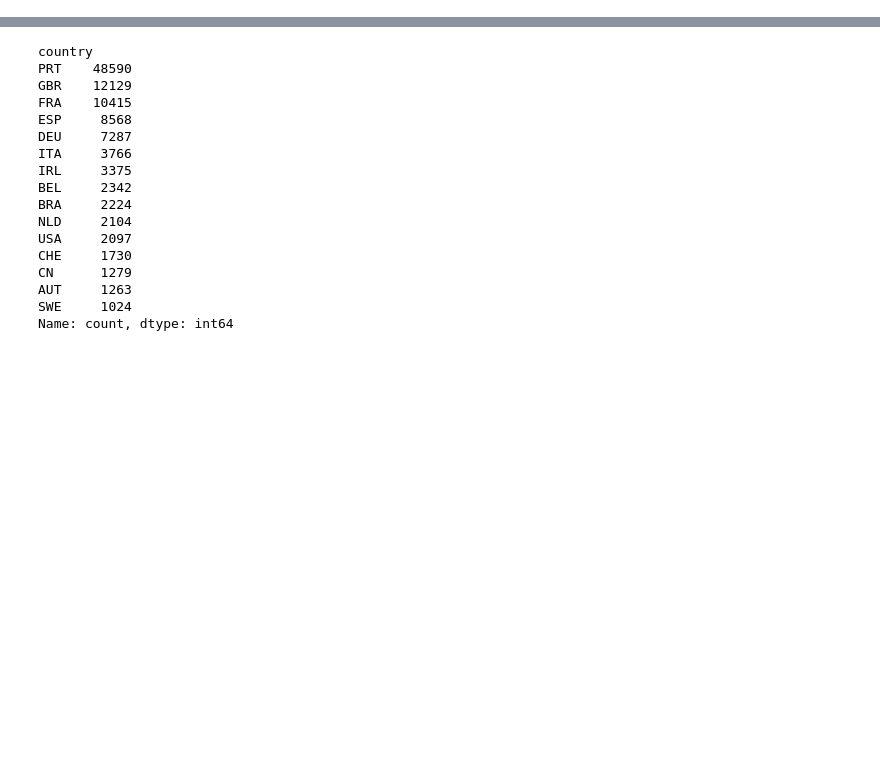
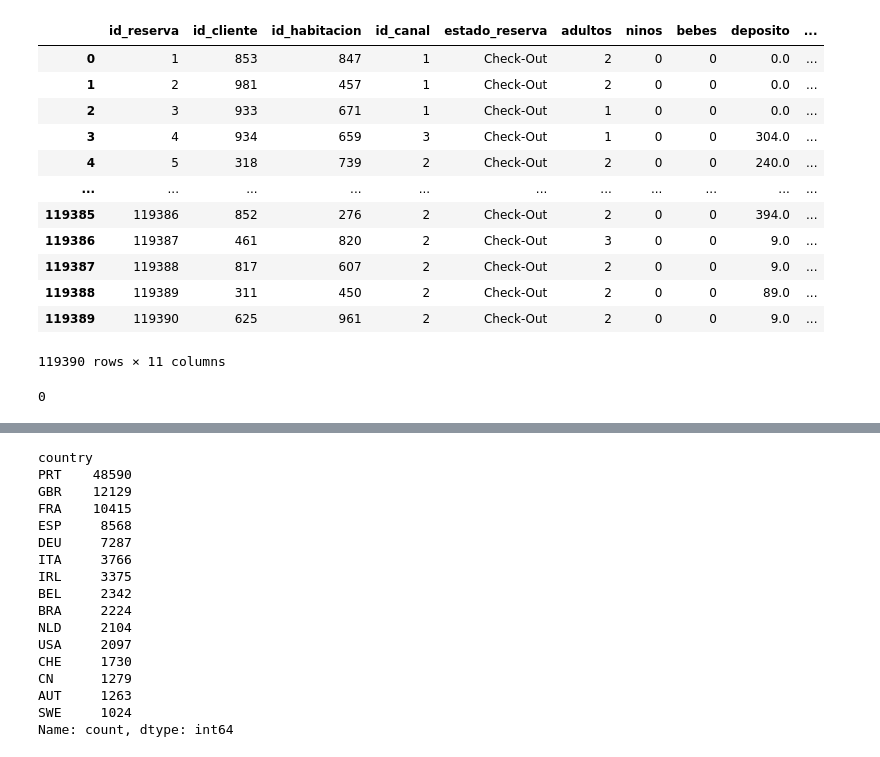
Before and after one commit to Marpp98/SQL_Resort_Relational_Database_EDA, a Jupyter notebook: comprobacion_datos.ipynb, the cells around one changed output, grey strips where cells are left out. Drawn from its saved outputs; the diff is of its cells as text; code cells hidden in the pictures; blank space fills up the shorter version.

```diff
--- a/comprobacion_datos.ipynb
+++ b/comprobacion_datos.ipynb
@@ -19,0 +435,34 @@ df.sample(10)
+# %%
+df_reservas_final = df_reservas[[
+    'id_reserva',
+    'id_cliente',
+    'id_habitacion',
+    'id_canal',
+    'estado_reserva',
+    'adultos',
+    'ninos',
+    'bebes',
+    'deposito',
+    'checkin',
+    'checkout'
+]].copy()
+# %%
+df_reservas_final
+# %% [output]
+|  | id_reserva | id_cliente | id_habitacion | id_canal | estado_reserva | adultos | ninos | bebes | deposito | ... |
+| 0 | 1 | 853 | 847 | 1 | Check-Out | 2 | 0 | 0 | 0.0 | ... |
+| 1 | 2 | 981 | 457 | 1 | Check-Out | 2 | 0 | 0 | 0.0 | ... |
+| 2 | 3 | 933 | 671 | 1 | Check-Out | 1 | 0 | 0 | 0.0 | ... |
+| 3 | 4 | 934 | 659 | 3 | Check-Out | 1 | 0 | 0 | 304.0 | ... |
+| 4 | 5 | 318 | 739 | 2 | Check-Out | 2 | 0 | 0 | 240.0 | ... |
+| ... | ... | ... | ... | ... | ... | ... | ... | ... | ... | ... |
+| 119385 | 119386 | 852 | 276 | 2 | Check-Out | 2 | 0 | 0 | 394.0 | ... |
+| 119386 | 119387 | 461 | 820 | 2 | Check-Out | 3 | 0 | 0 | 9.0 | ... |
+| 119387 | 119388 | 817 | 607 | 2 | Check-Out | 2 | 0 | 0 | 9.0 | ... |
+| 119388 | 119389 | 311 | 450 | 2 | Check-Out | 2 | 0 | 0 | 89.0 | ... |
+| 119389 | 119390 | 625 | 961 | 2 | Check-Out | 2 | 0 | 0 | 9.0 | ... |
+119390 rows × 11 columns
+# %%
+df_reservas_final['id_reserva'].duplicated().sum()
+# %% [output]
+0
```
Also changed, not shown: parts of 56 cells of this notebook, 4 other files.
